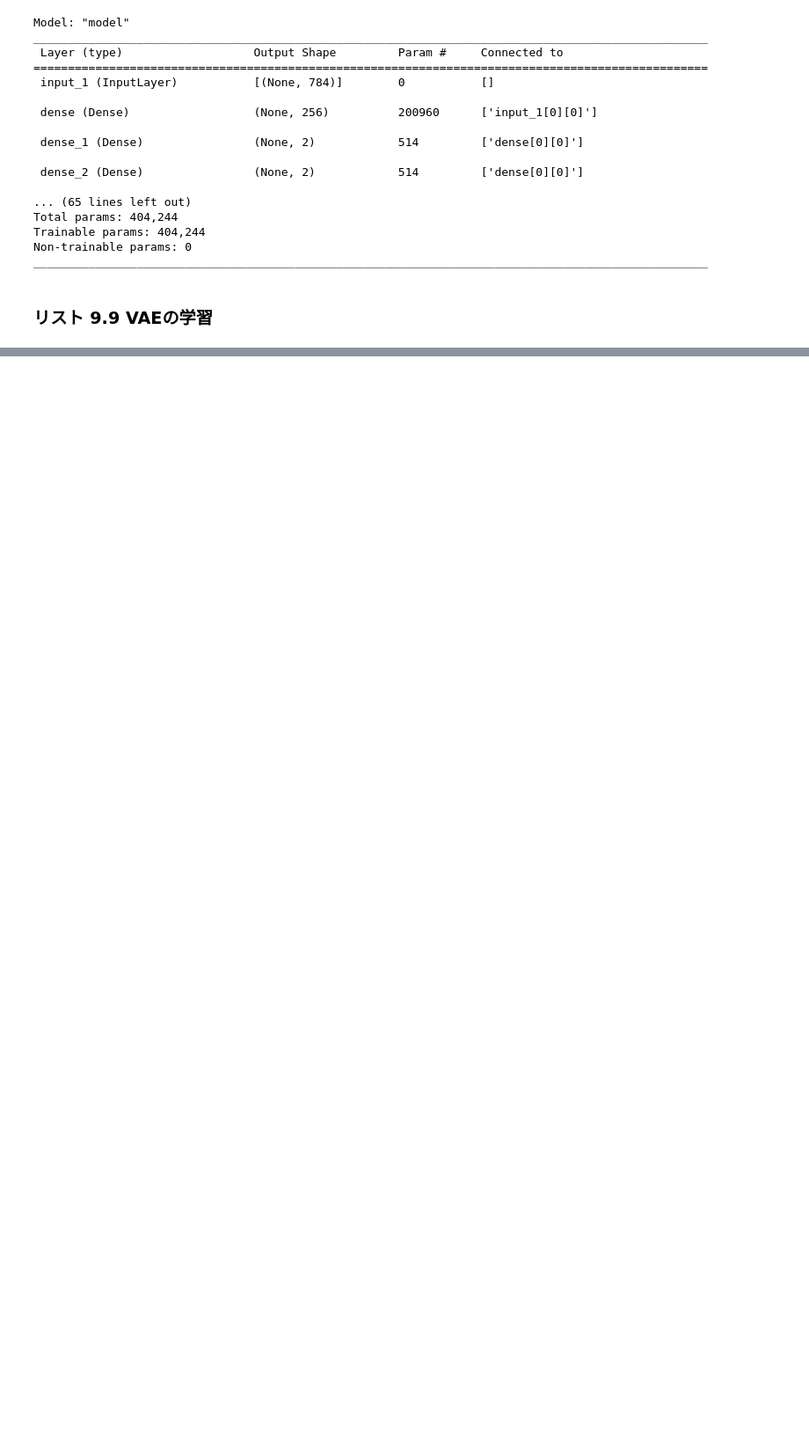
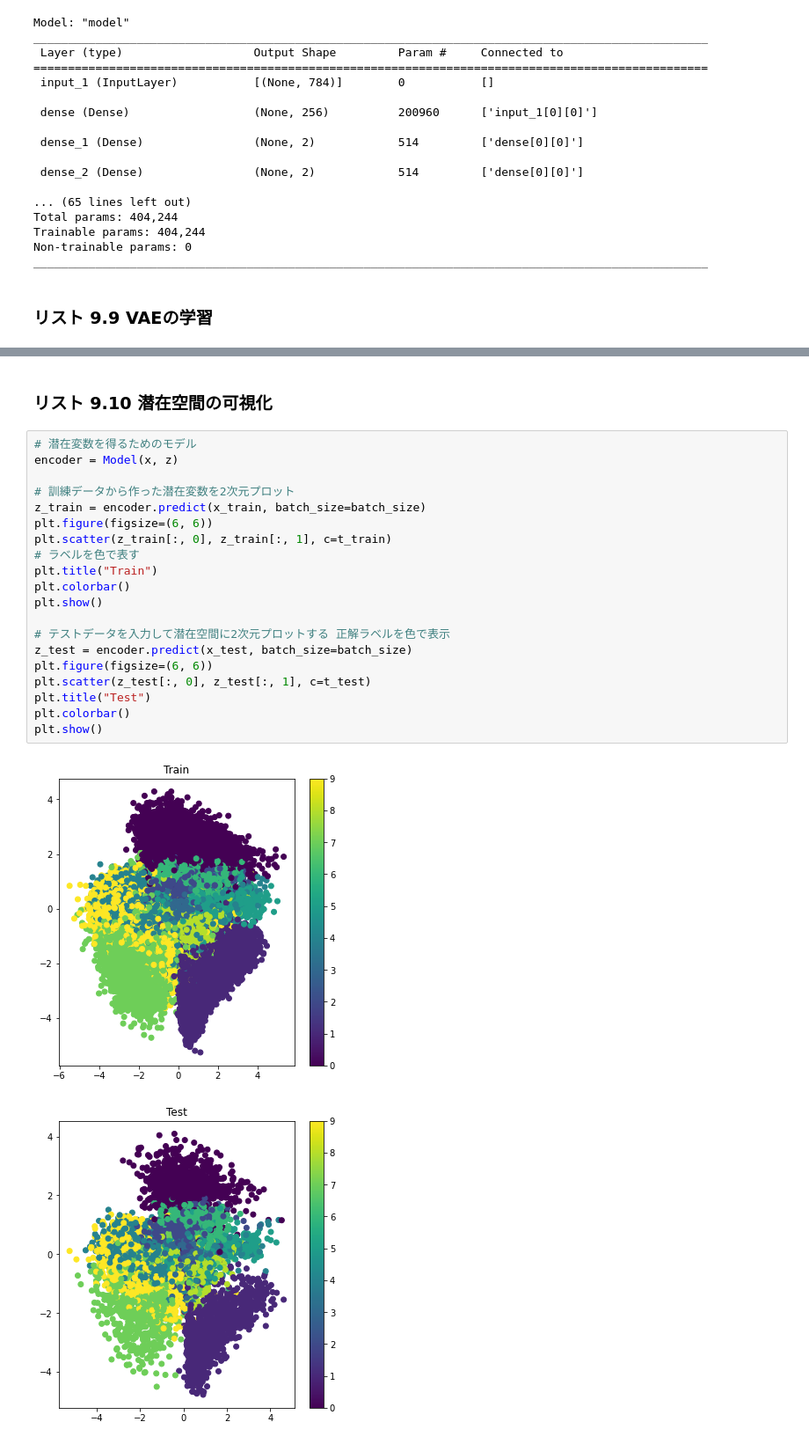
Before and after one commit to zfukuoka/Copying_a_sutra, a Jupyter notebook: ISBN978-4-7981-6720-6/list9_6.ipynb, the cells around one changed output, grey strips where cells are left out. Shown at 88% size. Drawn from its saved outputs; the diff is of its cells as text; blank space fills up the shorter version.

```diff
--- a/ISBN978-4-7981-6720-6/list9_6.ipynb
+++ b/ISBN978-4-7981-6720-6/list9_6.ipynb
@@ -130 +130,26 @@ Epoch 10/10
 <keras.callbacks.History at 0x...>
+# %% [markdown]
+### リスト 9.10 潜在空間の可視化
+# %%
+# 潜在変数を得るためのモデル
+encoder = Model(x, z)
+
+# 訓練データから作った潜在変数を2次元プロット
+z_train = encoder.predict(x_train, batch_size=batch_size)
+plt.figure(figsize=(6, 6))
+plt.scatter(z_train[:, 0], z_train[:, 1], c=t_train)
+# ラベルを色で表す
+plt.title("Train")
+plt.colorbar()
+plt.show()
+
+# テストデータを入力して潜在空間に2次元プロットする 正解ラベルを色で表示
+z_test = encoder.predict(x_test, batch_size=batch_size)
+plt.figure(figsize=(6, 6))
+plt.scatter(z_test[:, 0], z_test[:, 1], c=t_test)
+plt.title("Test")
+plt.colorbar()
+plt.show()
+# %% [output]
+[figure, added]
+[figure, added]
```
Also changed, not shown: parts of 3 cells of this notebook.
